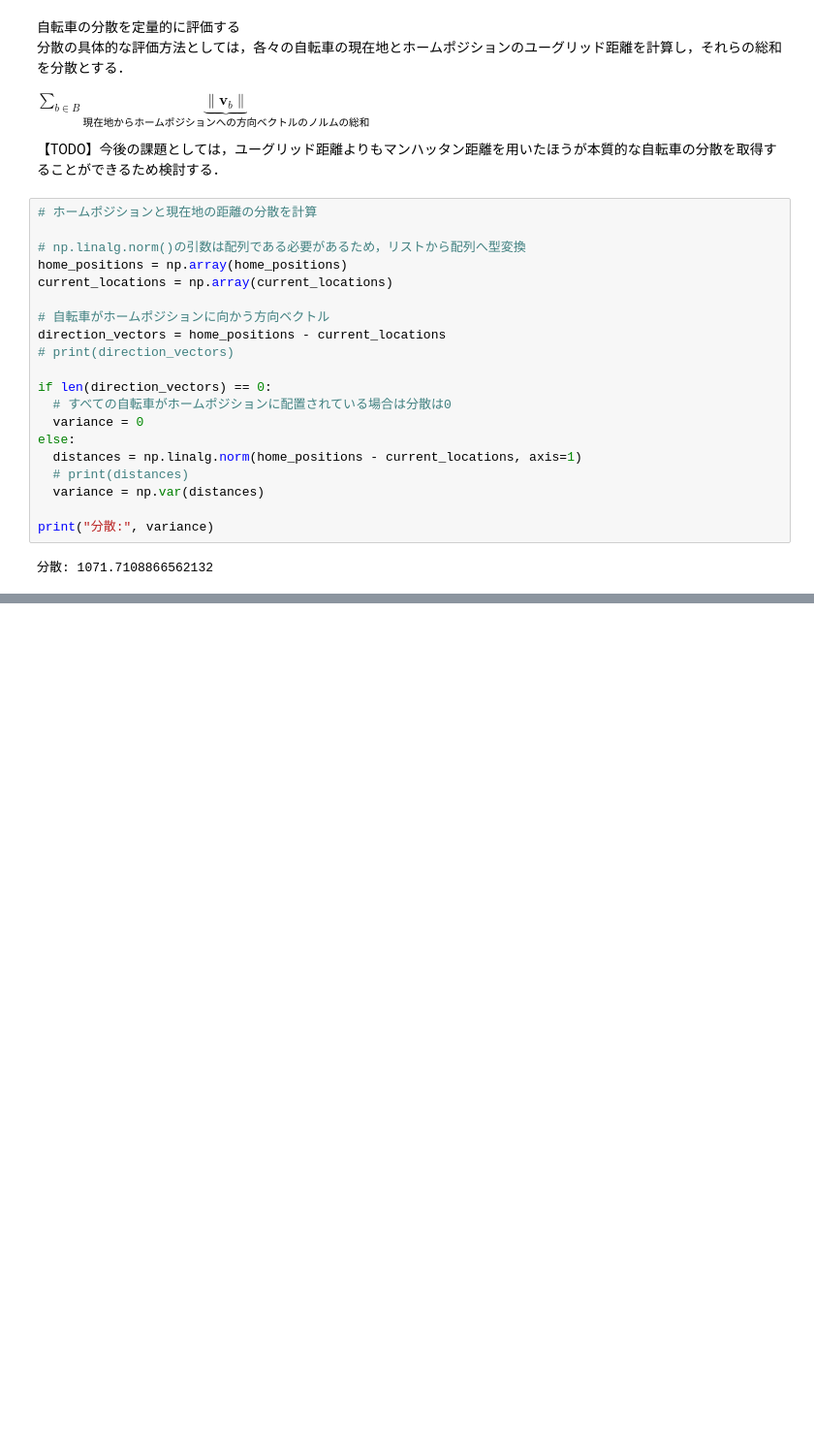
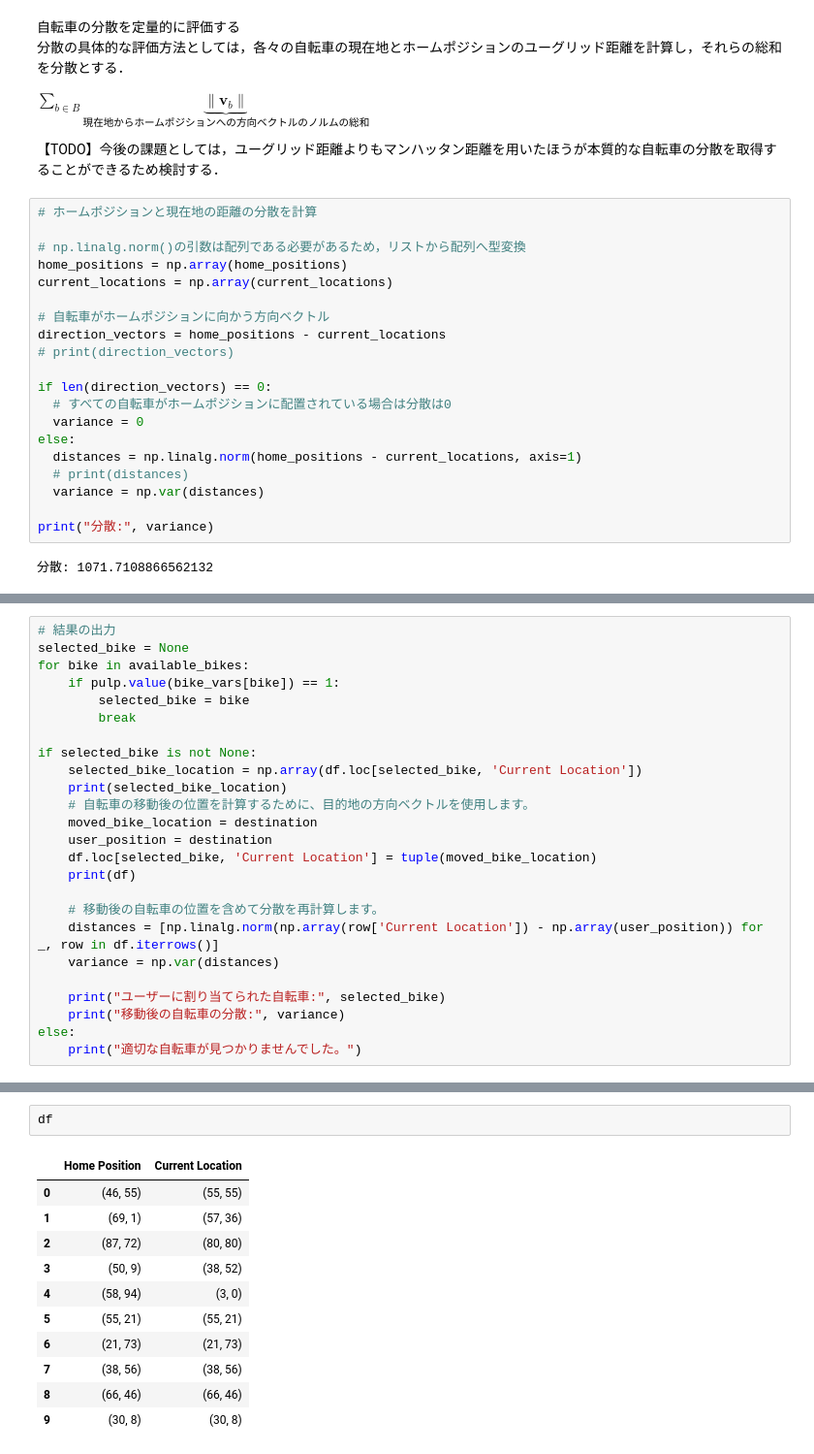
Before and after one commit to Koki-Kazaore/Research, a Jupyter notebook: googleColabEnv/assignmentProblem.ipynb, the cells around one changed output, grey strips where cells are left out. Shown: that part at 97% size. Cells and saved outputs as stored; diff of their text form; blank space fills up the shorter version.

```diff
--- a/googleColabEnv/assignmentProblem.ipynb
+++ b/googleColabEnv/assignmentProblem.ipynb
@@ -101,0 +188,25 @@ print("分散:", variance)
+# %%
+# 結果の出力
+selected_bike = None
+for bike in available_bikes:
+    if pulp.value(bike_vars[bike]) == 1:
+        selected_bike = bike
+        break
+
+if selected_bike is not None:
+    selected_bike_location = np.array(df.loc[selected_bike, 'Current Location'])
+    print(selected_bike_location)
+    # 自転車の移動後の位置を計算するために、目的地の方向ベクトルを使用します。
+    moved_bike_location = destination
+    user_position = destination
+    df.loc[selected_bike, 'Current Location'] = tuple(moved_bike_location)
+    print(df)
+
+    # 移動後の自転車の位置を含めて分散を再計算します。
+    distances = [np.linalg.norm(np.array(row['Current Location']) - np.array(user_position)) for _, row in df.iterrows()]
+    variance = np.var(distances)
+
+    print("ユーザーに割り当てられた自転車:", selected_bike)
+    print("移動後の自転車の分散:", variance)
+else:
+    print("適切な自転車が見つかりませんでした。")
@@ -101,0 +228,14 @@ print("分散:", variance)
+# %%
+df
+# %% [output]
+|  | Home Position | Current Location |
+| 0 | (46, 55) | (55, 55) |
+| 1 | (69, 1) | (57, 36) |
+| 2 | (87, 72) | (80, 80) |
+| 3 | (50, 9) | (38, 52) |
+| 4 | (58, 94) | (3, 0) |
+| 5 | (55, 21) | (55, 21) |
+| 6 | (21, 73) | (21, 73) |
+| 7 | (38, 56) | (38, 56) |
+| 8 | (66, 46) | (66, 46) |
+| 9 | (30, 8) | (30, 8) |
```
Also changed, not shown: parts of 6 cells of this notebook.
